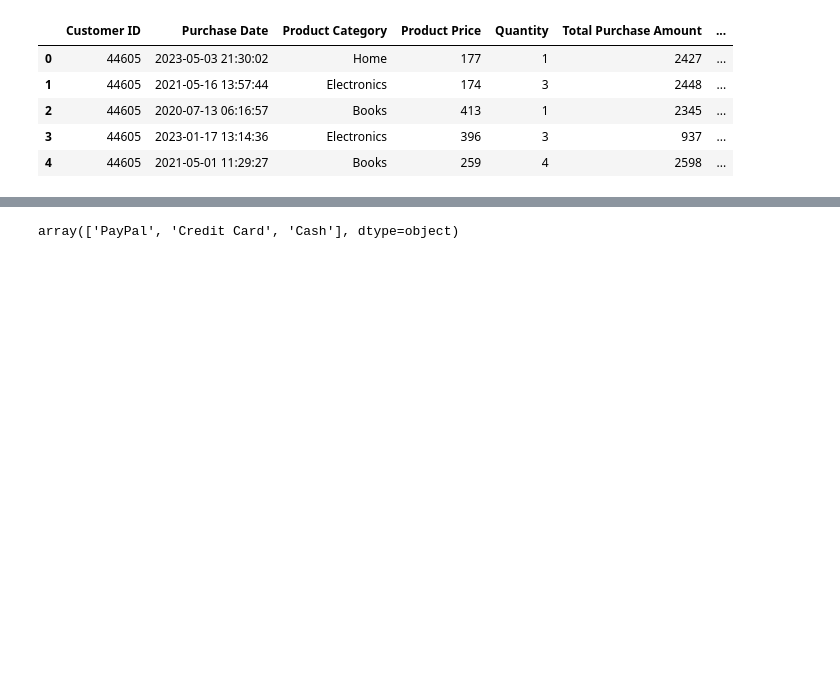
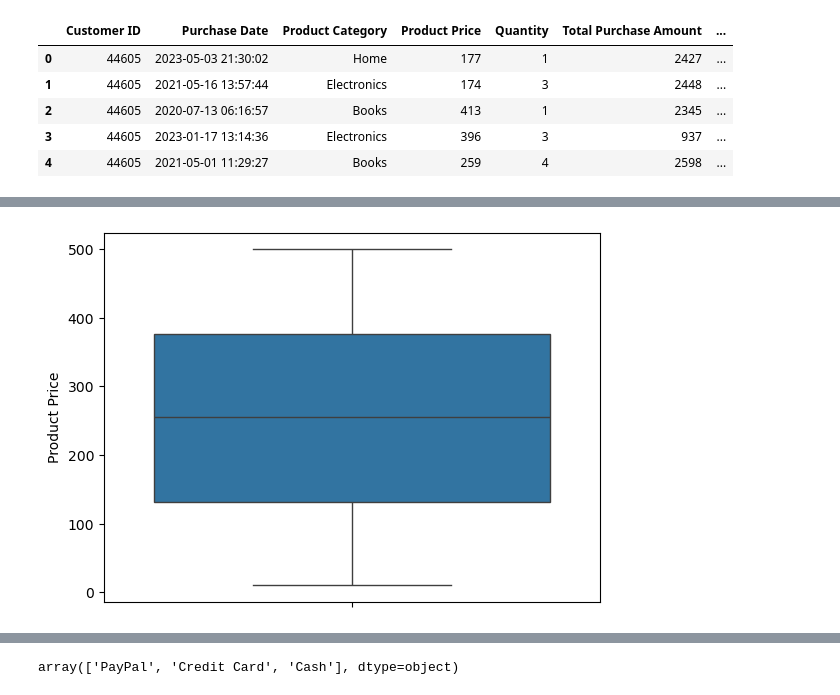
Before and after one commit to manishdangol/Python_tests, a Jupyter notebook: CUSTOMER.ipynb, the cells around one changed output, grey strips where cells are left out. Saved outputs shown, nothing was run; the diff lists cells and outputs as text; code cells hidden in the pictures; blank space fills up the shorter version.

```diff
--- a/CUSTOMER.ipynb
+++ b/CUSTOMER.ipynb
@@ -204,0 +194,5 @@ df.head()
+# %%
+sns.boxplot(data=df, y="Product Price")
+plt.show()
+# %% [output]
+[figure, added]
```
Also changed, not shown: parts of 30 cells of this notebook.
